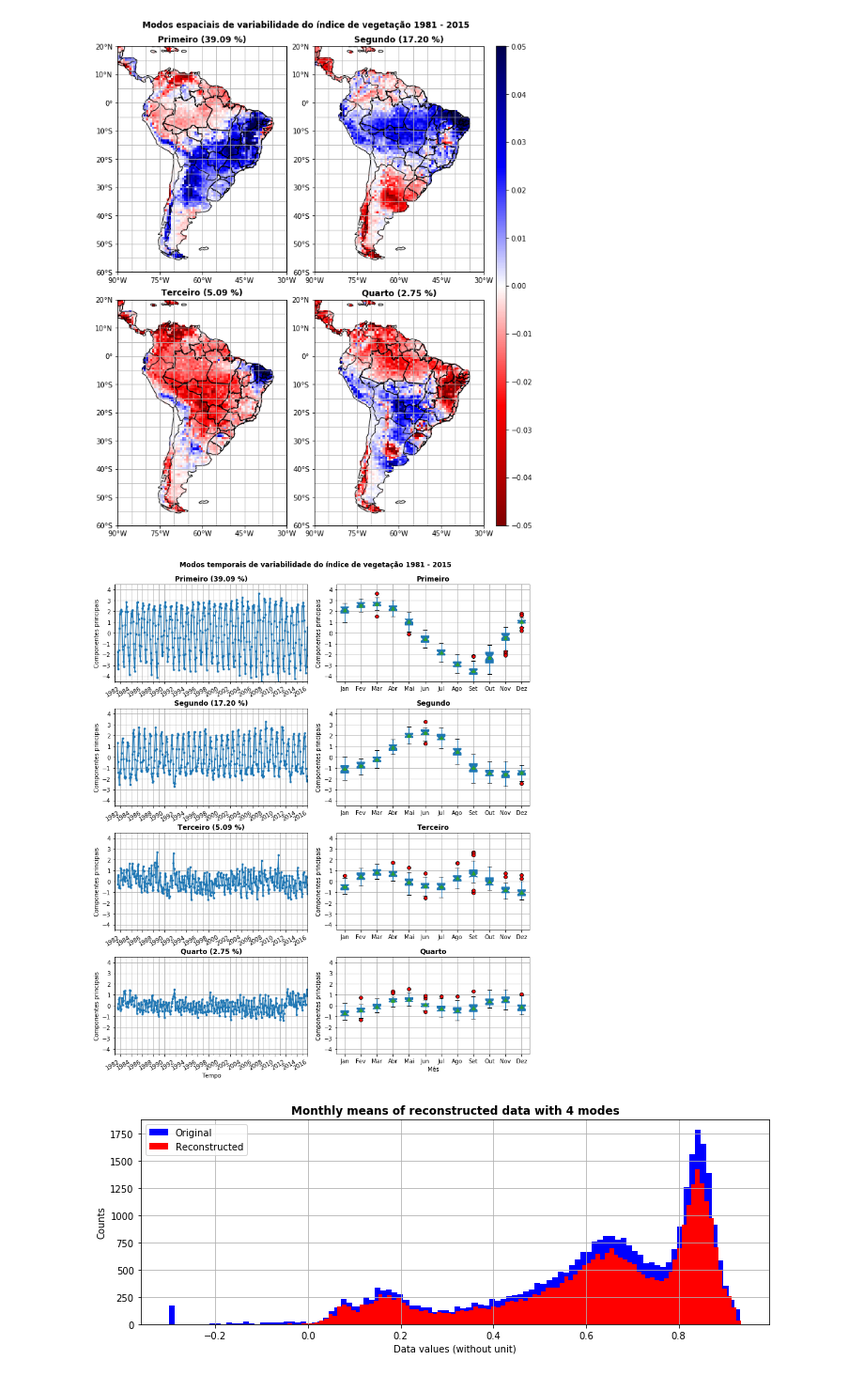
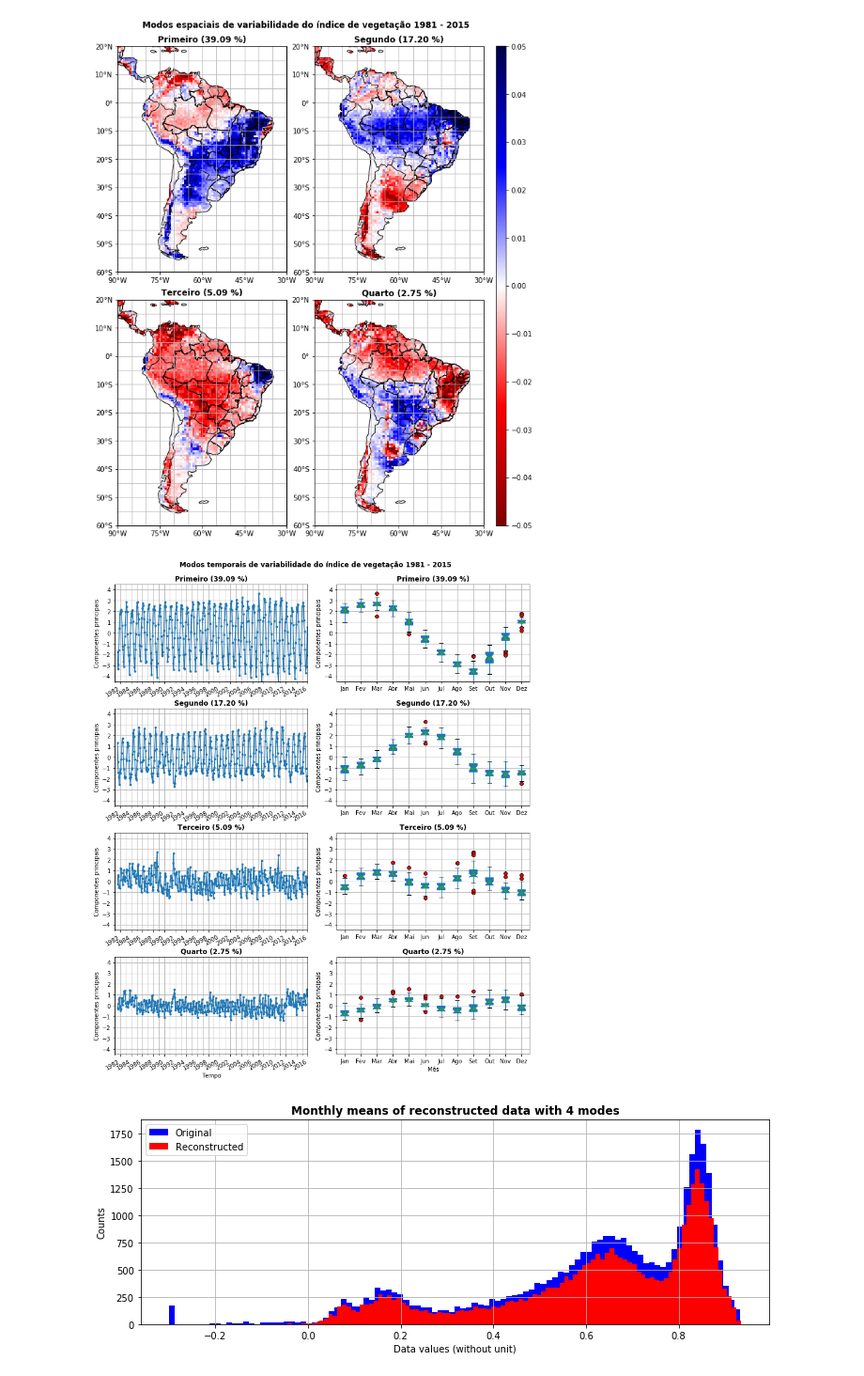
Before and after one commit to andre1cps/phd, a Jupyter notebook: notebooks/make_figures/ndvi_statistics.ipynb, the cells around one changed output. Shown at 94% size. Cells and saved outputs as stored; diff of their text form; code cells hidden in the pictures.

```diff
--- a/notebooks/make_figures/ndvi_statistics.ipynb
+++ b/notebooks/make_figures/ndvi_statistics.ipynb
@@ -259,7 +260,7 @@ for index, axis in enumerate(axgr):
     axis.set_extent([loni, lonf, latf, lati], crs=projection)
     axis.add_feature(cfeature.BORDERS)
     axis.set_xticks(np.arange(-90, -20, 10), crs=projection)
-    axis.set_yticks(np.arange(-60, 10, 10), crs=projection)
+    axis.set_yticks(np.arange(-60, 30, 10), crs=projection)
     lon_formatter = LongitudeFormatter(zero_direction_label=True)
     lat_formatter = LatitudeFormatter()
     axis.xaxis.set_major_formatter(lon_formatter)
@@ -294,5 +295,5 @@ cb.set_label_text("NDVI ([0, 1])", weight="bold")
 cb.cbar_axis.set_ticks(np.arange(0.1, 1.0, 0.1))
 
 # Save figure.
-plt.savefig(fig_path + "ndvi_mean_ori_pt.jpg", dpi=200, bbox_inches="tight")
+plt.savefig(fig_path + "ndvi_gimms_mean_ori_pt.jpg", dpi=200, bbox_inches="tight")
 # %% [output]
@@ -319,7 +320,7 @@ for index, axis in enumerate(axgr):
     axis.set_extent([loni, lonf, latf, lati], crs=projection)
     axis.add_feature(cfeature.BORDERS)
     axis.set_xticks(np.arange(-90, -20, 10), crs=projection)
-    axis.set_yticks(np.arange(-60, 10, 10), crs=projection)
+    axis.set_yticks(np.arange(-60, 30, 10), crs=projection)
     lon_formatter = LongitudeFormatter(zero_direction_label=True)
     lat_formatter = LatitudeFormatter()
     axis.xaxis.set_major_formatter(lon_formatter)
@@ -354,5 +355,5 @@ cb.set_label_text("NDVI ([0, 1])", weight="bold")
 cb.cbar_axis.set_ticks(np.arange(0.1, 1.0, 0.1))
 
 # Save figures.
-plt.savefig(fig_path + "ndvi_mean_deg_pt.jpg", dpi=200, bbox_inches="tight")
+plt.savefig(fig_path + "ndvi_gimms_mean_deg_pt.jpg", dpi=200, bbox_inches="tight")
 # %% [output]
@@ -381,7 +382,7 @@ for index, axis in enumerate(axgr):
     axis.set_extent([loni, lonf, latf, lati], crs=projection)
     axis.add_feature(cfeature.BORDERS)
     axis.set_xticks(np.arange(-90, -20, 10), crs=projection)
-    axis.set_yticks(np.arange(-60, 10, 10), crs=projection)
+    axis.set_yticks(np.arange(-60, 30, 10), crs=projection)
     lon_formatter = LongitudeFormatter(zero_direction_label=True)
     lat_formatter = LatitudeFormatter()
     axis.xaxis.set_major_formatter(lon_formatter)
@@ -416,5 +417,5 @@ cb.set_label_text("Relativo à média (%)", weight="bold")
 cb.cbar_axis.set_ticks(np.arange(0, 35, 5))
 
 # Save figure.
-plt.savefig(fig_path + "ndvi_std_ori_pt.jpg", dpi=200, bbox_inches="tight")
+plt.savefig(fig_path + "ndvi_gimms_std_ori_pt.jpg", dpi=200, bbox_inches="tight")
 # %% [output]
@@ -441,7 +442,7 @@ for index, axis in enumerate(axgr):
     axis.set_extent([loni, lonf, latf, lati], crs=projection)
     axis.add_feature(cfeature.BORDERS)
     axis.set_xticks(np.arange(-90, -20, 10), crs=projection)
-    axis.set_yticks(np.arange(-60, 10, 10), crs=projection)
+    axis.set_yticks(np.arange(-60, 30, 10), crs=projection)
     lon_formatter = LongitudeFormatter(zero_direction_label=True)
     lat_formatter = LatitudeFormatter()
     axis.xaxis.set_major_formatter(lon_formatter)
@@ -476,5 +477,5 @@ cb.set_label_text("Relativo à média (%)", weight="bold")
 cb.cbar_axis.set_ticks(np.arange(0, 35, 5))
 
 # Save figure.
-plt.savefig(fig_path + "ndvi_std_deg_pt.jpg", dpi=200, bbox_inches="tight")
+plt.savefig(fig_path + "ndvi_gimms_std_deg_pt.jpg", dpi=200, bbox_inches="tight")
 # %% [output]
@@ -706,36 +707,37 @@ for index, ax, mode in zip(range(len(axes)), axes, modes):
         ax.xaxis.set_major_formatter(years_fmt)
         ax.grid(which="both")
         ax.set_title(titles[mode] + str(" (%.2f %%)" %(PCTs[mode].values * 100)),
                      weight="bold")
         fig.suptitle("Modos temporais de variabilidade do índice de vegetação 1981 - 2015",
                      weight="bold")
         ax.set_xlabel("")
         ax.set_ylabel("Componentes principais")
         ax.set_ylim((-4.5, 4.5))
         ax.set_yticks(np.arange(-4, 5, 1))
 
     # Right hand side column.
     else:
 
         df = PCs.sel(mode=mode).to_dataframe()
         df = pd.pivot_table(df, index=df.index.year, columns=df.index.month, values="pcs")
         df.columns = ["Jan", "Fev", "Mar", "Abr", "Mai", "Jun",
                       "Jul", "Ago", "Set", "Out", "Nov", "Dez"]
         df.boxplot(ax=ax, patch_artist=True, showmeans=True, notch=True,
                    flierprops={"markerfacecolor": "red", "marker": "o"})
-        ax.set_title(titles[mode], weight="bold")
+        ax.set_title(titles[mode] + str(" (%.2f %%)" %(PCTs[mode].values * 100)),
+                     weight="bold")
         ax.set_ylabel("Componentes principais")
         ax.set_ylim((-4.5, 4.5))
         ax.set_yticks(np.arange(-4, 5, 1))
 
 axes[6].set_xlabel("Tempo")
 axes[7].set_xlabel("Mês")
 plt.subplots_adjust(top=0.94, wspace=0.15, hspace=0.275)
 
 # Save figures.
-plt.savefig(fig_path + "ndvi_modes_temporal_pt.jpg", dpi=200, bbox_inches="tight")
+plt.savefig(fig_path + "ndvi_gimms_modes_temporal_pt.jpg", dpi=200, bbox_inches="tight")
 # %% [output]
-[figure, old version]
+[figure, new version]
 # %%
 # Reconstructed data for the first four modes.
 rec = 4
```
Also changed, not shown: parts of 12 cells of this notebook, 23 other files.
